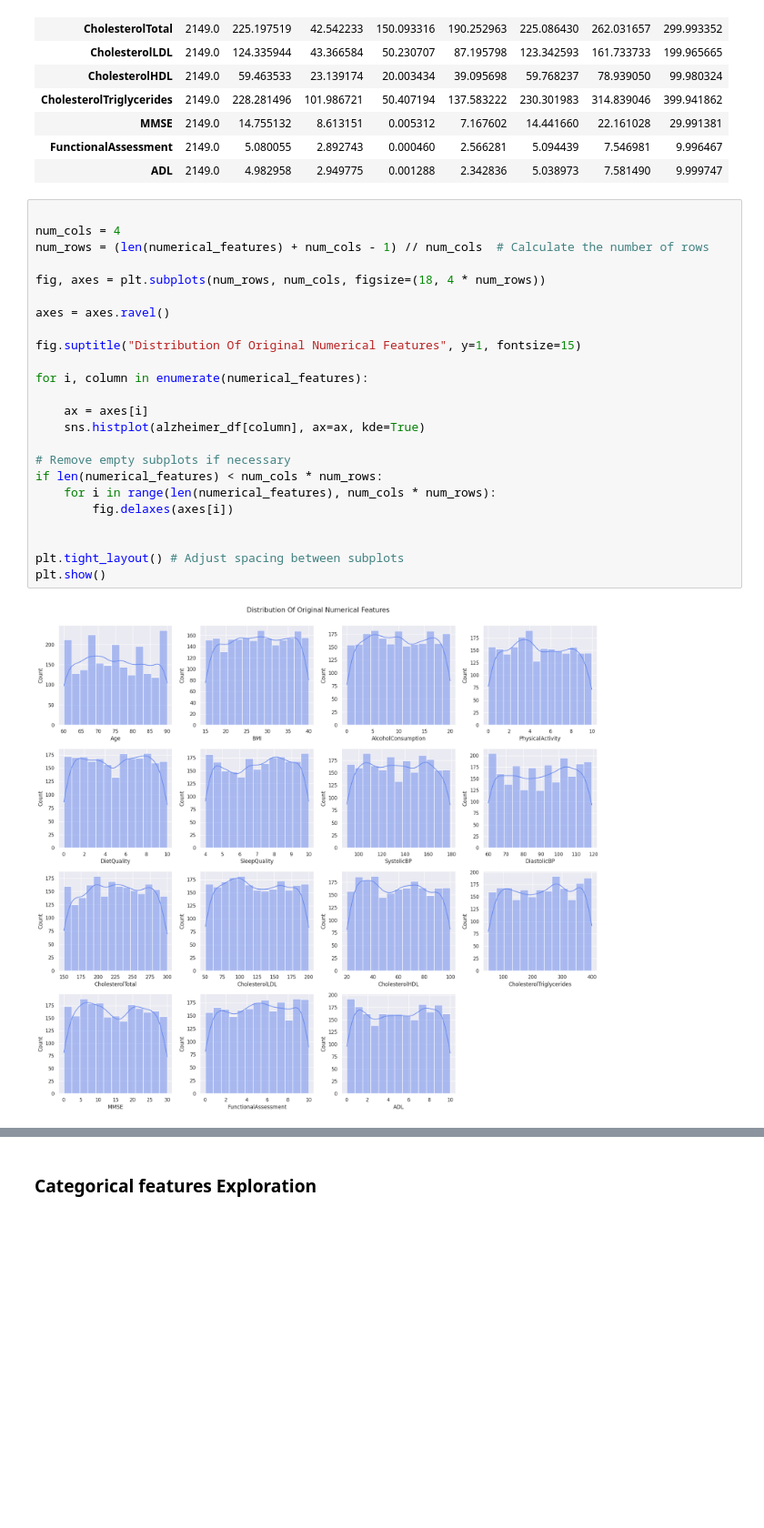
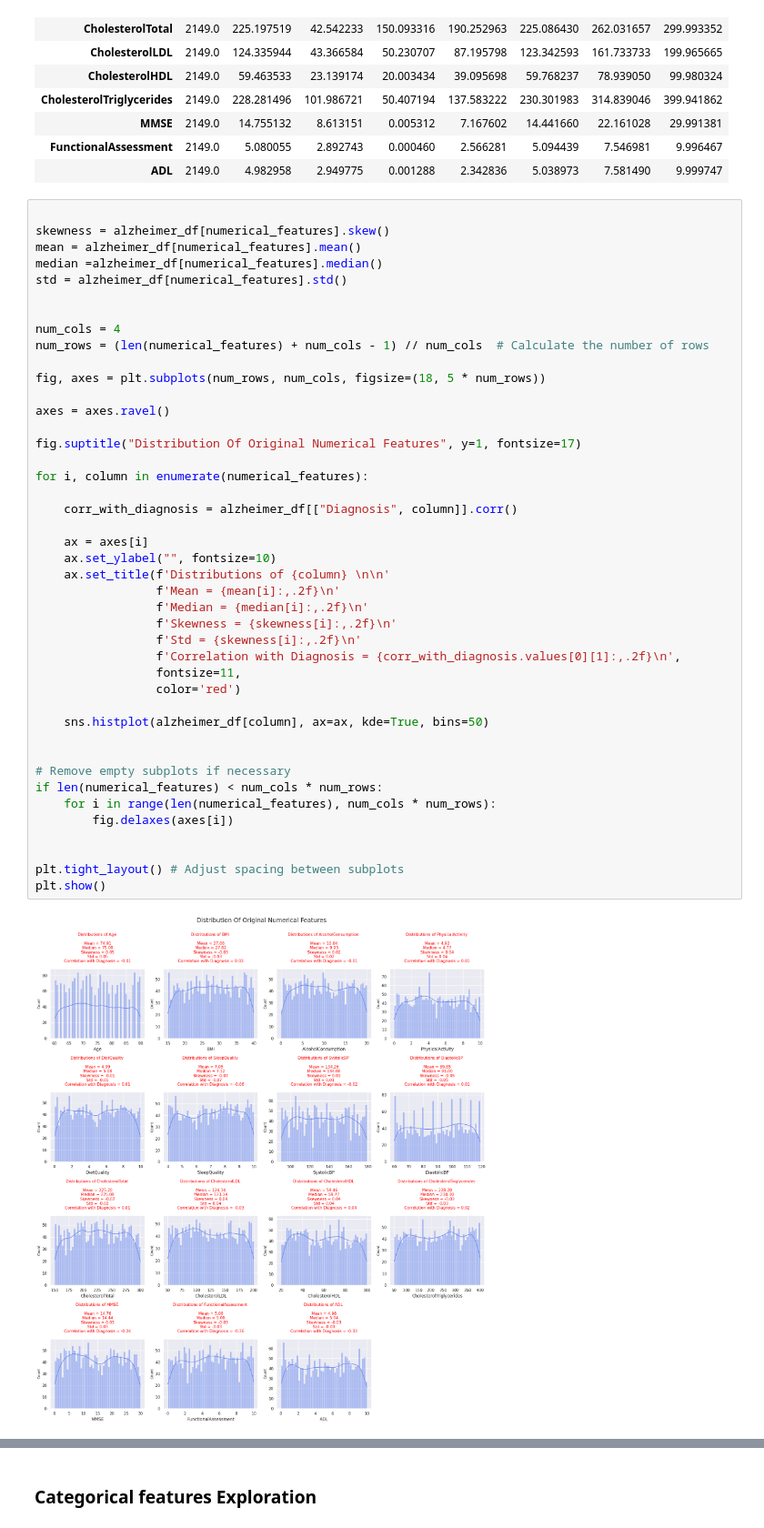
Before and after one commit to lovecrushfamily/Alzheimer_Disease, a Jupyter notebook: notebook.ipynb, the cells around one changed output, grey strips where cells are left out. Shown at 91% size. Drawn from its saved outputs; the diff is of its cells as text; blank space fills up the shorter version.

Commit message:
Still update for the numerical exploratory, adding some ref

```diff
--- a/notebook.ipynb
+++ b/notebook.ipynb
@@ -158,28 +169,47 @@ alzheimer_df.describe().transpose()
 | FunctionalAssessment | 2149.0 | 5.080055 | 2.892743 | 0.000460 | 2.566281 | 5.094439 | 7.546981 | 9.996467 |
 | ADL | 2149.0 | 4.982958 | 2.949775 | 0.001288 | 2.342836 | 5.038973 | 7.581490 | 9.999747 |
 # %%
+
+skewness = alzheimer_df[numerical_features].skew()
+mean = alzheimer_df[numerical_features].mean()
+median =alzheimer_df[numerical_features].median()
+std = alzheimer_df[numerical_features].std()
+
 
 num_cols = 4
 num_rows = (len(numerical_features) + num_cols - 1) // num_cols  # Calculate the number of rows
 
-fig, axes = plt.subplots(num_rows, num_cols, figsize=(18, 4 * num_rows))
+fig, axes = plt.subplots(num_rows, num_cols, figsize=(18, 5 * num_rows))
 
 axes = axes.ravel()
 
-fig.suptitle("Distribution Of Original Numerical Features", y=1, fontsize=15)
+fig.suptitle("Distribution Of Original Numerical Features", y=1, fontsize=17)
 
 for i, column in enumerate(numerical_features):
 
+    corr_with_diagnosis = alzheimer_df[["Diagnosis", column]].corr()
+
     ax = axes[i]
-    sns.histplot(alzheimer_df[column], ax=ax, kde=True)
+    ax.set_ylabel("", fontsize=10)
+    ax.set_title(f'Distributions of {column} \n\n'
+                 f'Mean = {mean[i]:,.2f}\n'
+                 f'Median = {median[i]:,.2f}\n'
+                 f'Skewness = {skewness[i]:,.2f}\n'
+                 f'Std = {skewness[i]:,.2f}\n'
+                 f'Correlation with Diagnosis = {corr_with_diagnosis.values[0][1]:,.2f}\n',
+                 fontsize=11,
+                 color='red')
+
+    sns.histplot(alzheimer_df[column], ax=ax, kde=True, bins=50)
+
 
 # Remove empty subplots if necessary
 if len(numerical_features) < num_cols * num_rows:
     for i in range(len(numerical_features), num_cols * num_rows):
         fig.delaxes(axes[i])
 
 
 plt.tight_layout() # Adjust spacing between subplots
 plt.show()
 # %% [output]
-[figure, old version]
+[figure, new version]
```
Also changed, not shown: parts of 15 cells of this notebook, 1 other file.
